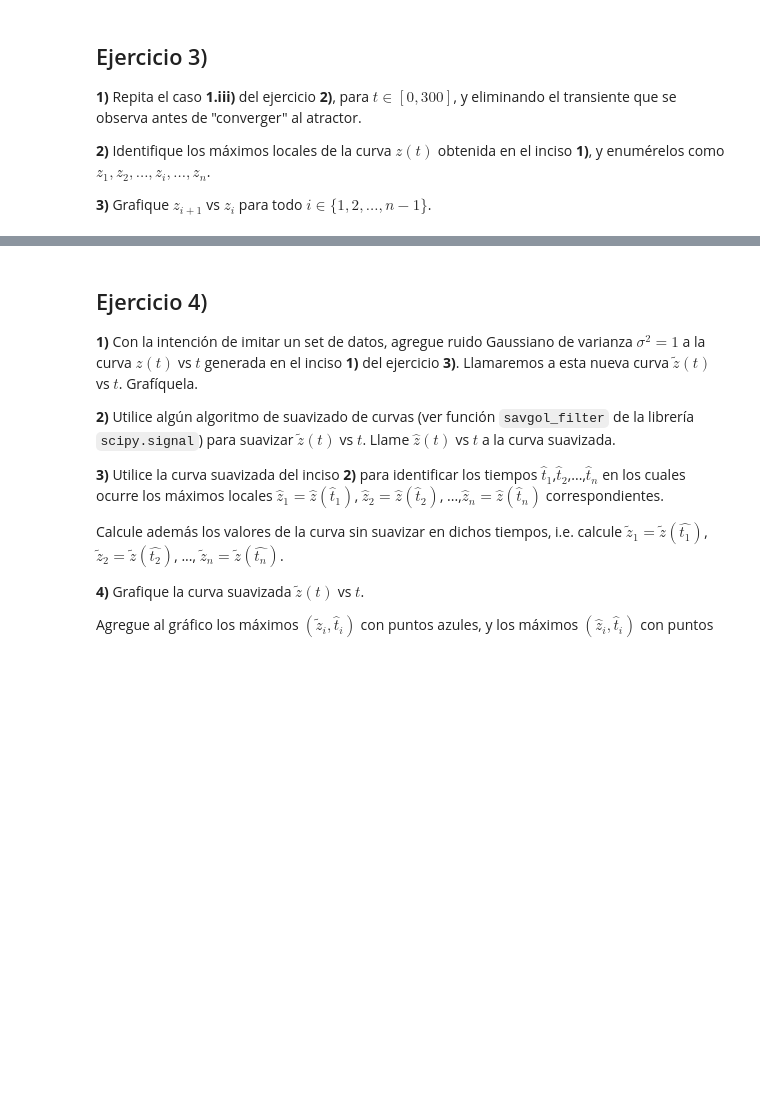
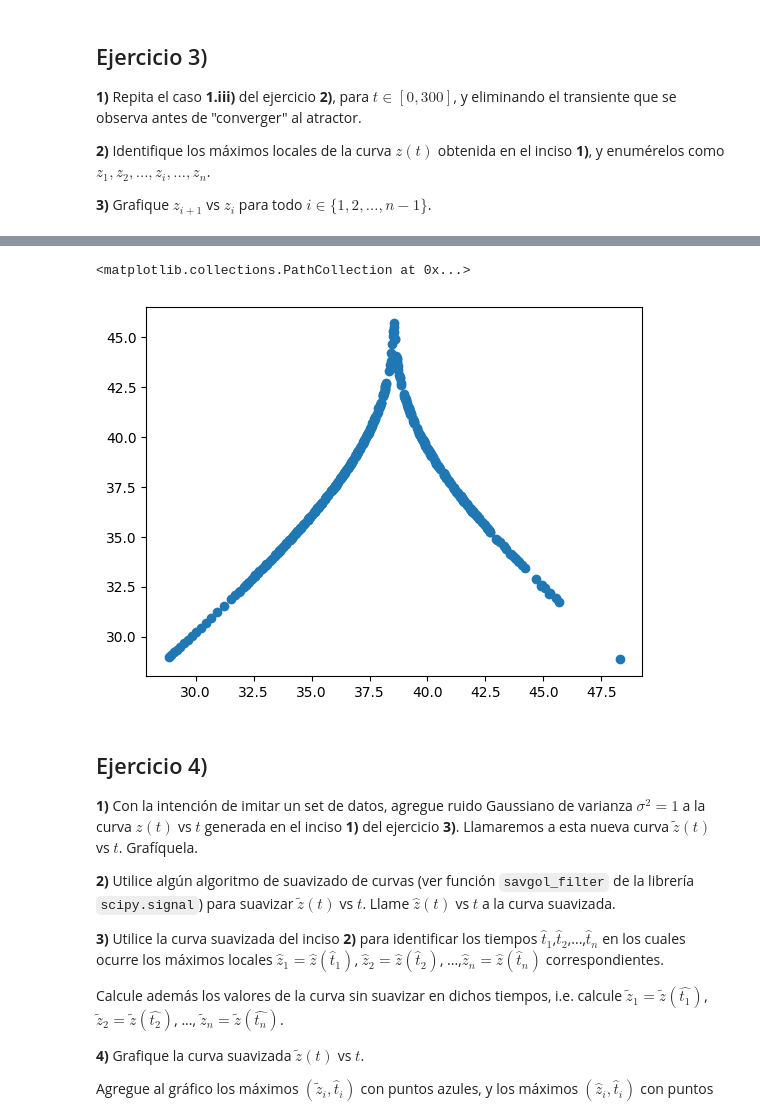
Before and after one commit to aletole1/Redes-Neuronales, a Jupyter notebook: redes_neuronales_2024_guia_6.ipynb, the cells around one changed output, grey strips where cells are left out. Drawn from its saved outputs; the diff is of its cells as text; code cells hidden in the pictures; blank space fills up the shorter version.

```diff
--- a/redes_neuronales_2024_guia_6.ipynb
+++ b/redes_neuronales_2024_guia_6.ipynb
@@ -260,3 +266,14 @@ plt.show()
+# %%
+# 3.2)
+#Obteniendo mis picos en z(t)
+z_peaks_index = sgn.find_peaks(w[2,:])
+# %%
+# 3.3)
+# Graficando los picos de z(t), de la forma z_i+1 vs z_i
+plt.scatter(w[2,z_peaks_index[0][:-1]], w[2,z_peaks_index[0][1:]])
+# %% [output]
+<matplotlib.collections.PathCollection at 0x...>
+[figure, added]
 # %% [markdown]
 ## Ejercicio 4)
 
```
Also changed, not shown: parts of 4 cells of this notebook.
